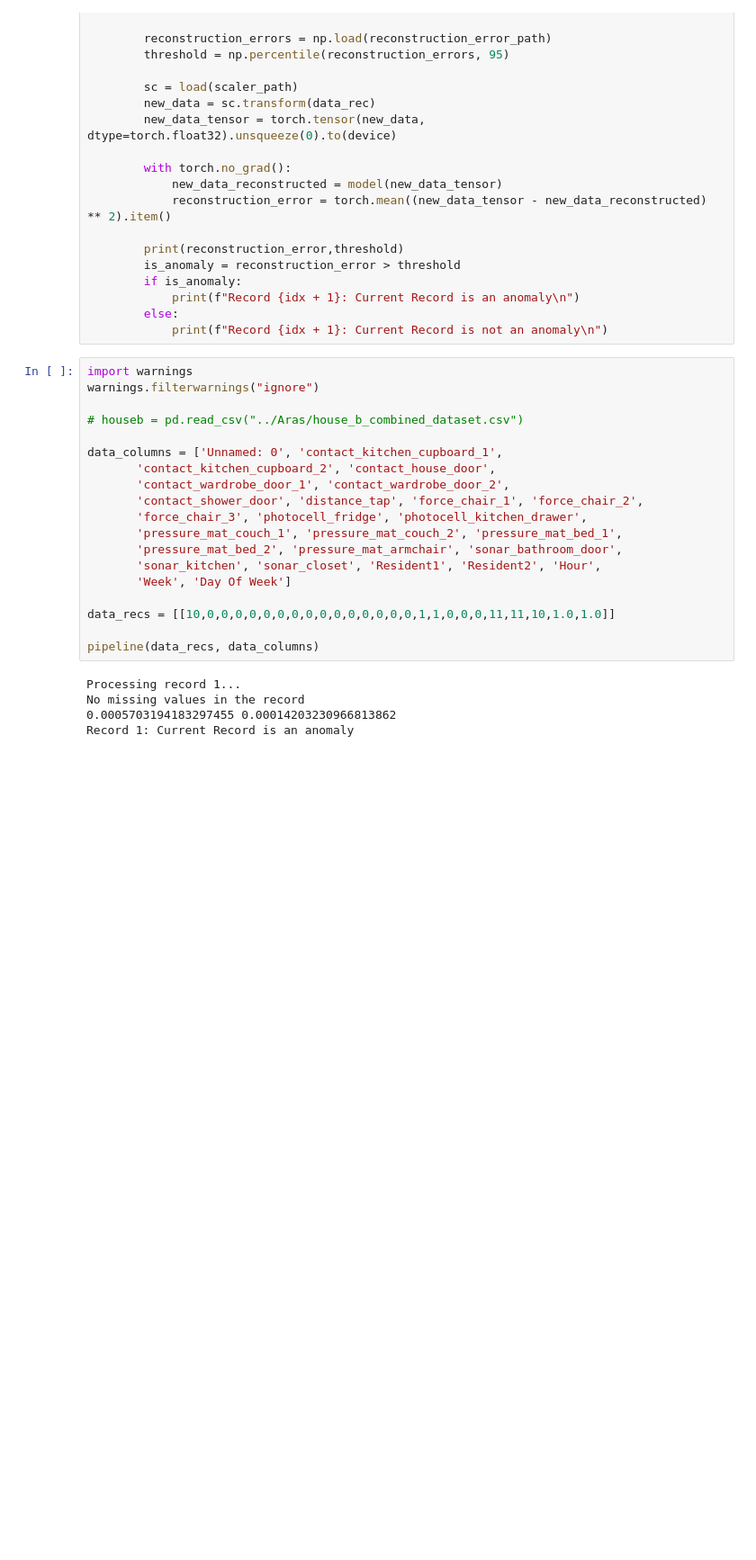
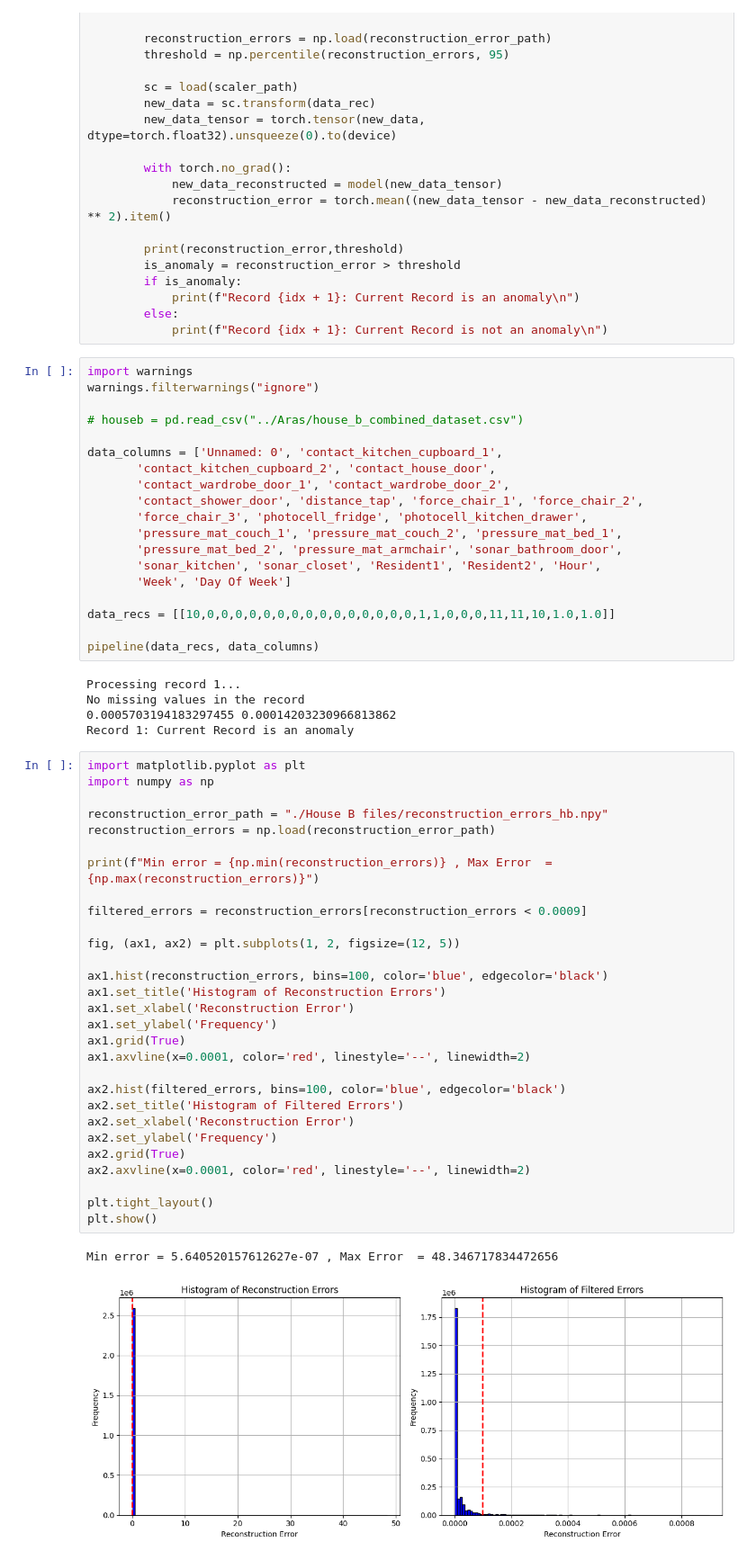
Before and after one commit to JayJajoo/IDMP-project, a Jupyter notebook: Pipeline/Pipeline_HB.ipynb, the cells around one changed output. Shown at 90% size. Saved outputs shown, nothing was run; the diff lists cells and outputs as text; blank space fills up the shorter version.

Commit message:
Added a post visualization

```diff
--- a/Pipeline/Pipeline_HB.ipynb
+++ b/Pipeline/Pipeline_HB.ipynb
@@ -120,3 +120,35 @@ Processing record 1...
 No missing values in the record
 0.0005703194183297455 0.00014203230966813862
 Record 1: Current Record is an anomaly
+# %%
+import matplotlib.pyplot as plt
+import numpy as np
+
+reconstruction_error_path = "./House B files/reconstruction_errors_hb.npy"
+reconstruction_errors = np.load(reconstruction_error_path)
+
+print(f"Min error = {np.min(reconstruction_errors)} , Max Error  = {np.max(reconstruction_errors)}")
+
+filtered_errors = reconstruction_errors[reconstruction_errors < 0.0009]
+
+fig, (ax1, ax2) = plt.subplots(1, 2, figsize=(12, 5))
+
+ax1.hist(reconstruction_errors, bins=100, color='blue', edgecolor='black')
+ax1.set_title('Histogram of Reconstruction Errors')
+ax1.set_xlabel('Reconstruction Error')
+ax1.set_ylabel('Frequency')
+ax1.grid(True)
+ax1.axvline(x=0.0001, color='red', linestyle='--', linewidth=2)
+
+ax2.hist(filtered_errors, bins=100, color='blue', edgecolor='black')
+ax2.set_title('Histogram of Filtered Errors')
+ax2.set_xlabel('Reconstruction Error')
+ax2.set_ylabel('Frequency')
+ax2.grid(True)
+ax2.axvline(x=0.0001, color='red', linestyle='--', linewidth=2)
+
+plt.tight_layout()
+plt.show()
+# %% [output]
+Min error = 5.640520157612627e-07 , Max Error  = 48.346717834472656
+[figure, added]
```
Also changed, not shown: 1 other file.
